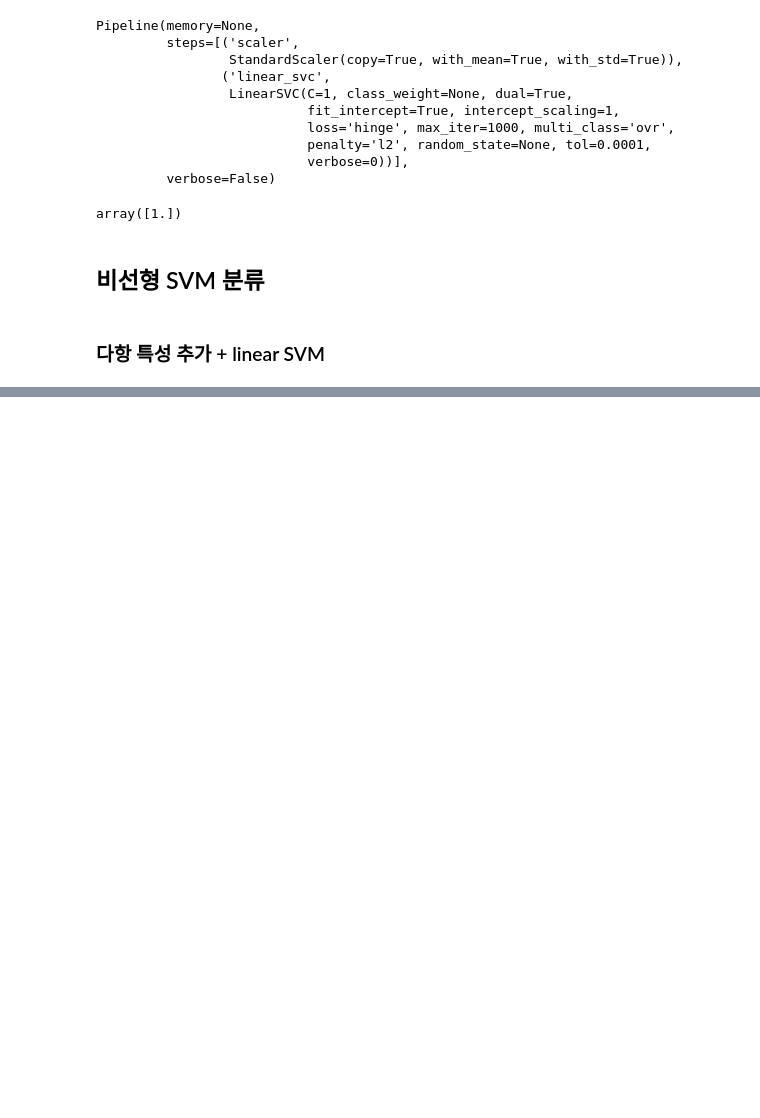
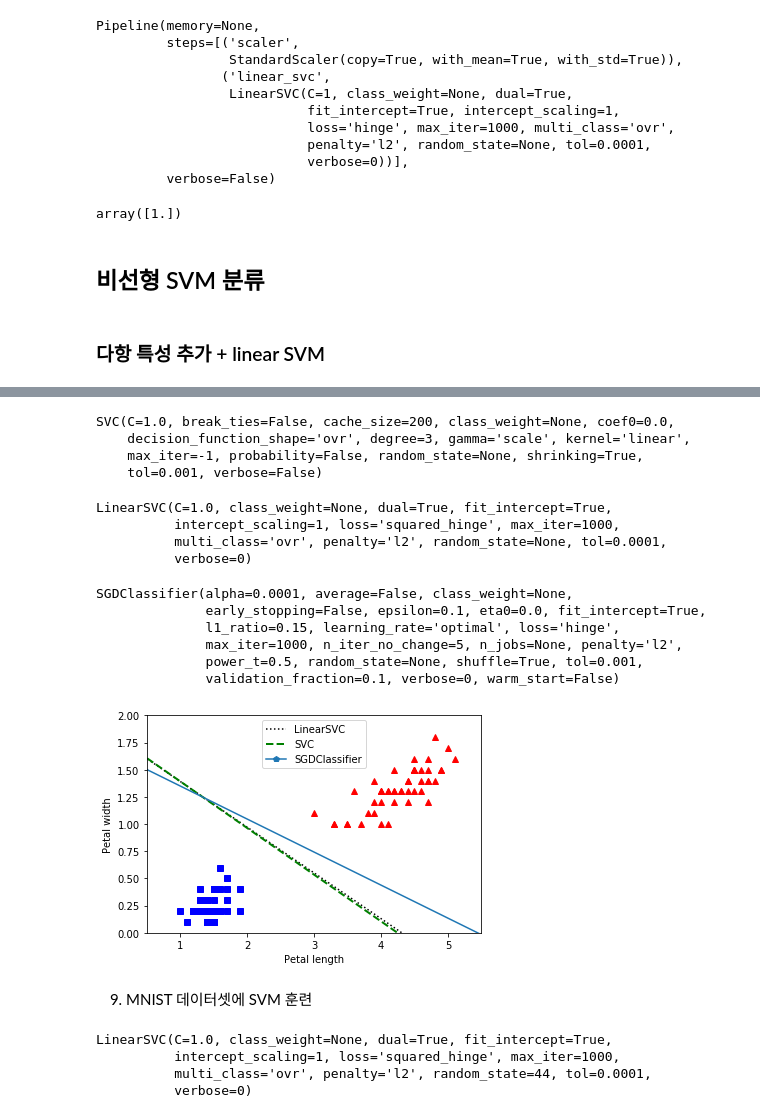
Before and after one commit to jsj267/Book-notes, a Jupyter notebook: Hands-on machine learning with scikit-learn 2nd/5장.ipynb, the cells around one changed output, grey strips where cells are left out. Drawn from its saved outputs; the diff is of its cells as text; code cells hidden in the pictures; blank space fills up the shorter version.

```diff
--- a/Hands-on machine learning with scikit-learn 2nd/5장.ipynb
+++ b/Hands-on machine learning with scikit-learn 2nd/5장.ipynb
@@ -64,0 +234,59 @@ array([1.])
+# %%
+scaler = StandardScaler()
+X_sclaed = scaler.fit_transform(X)
+# %%
+prac8_svm_clf = SVC(kernel="linear")
+prac8_svm_clf.fit(X_sclaed,y)
+# %% [output]
+SVC(C=1.0, break_ties=False, cache_size=200, class_weight=None, coef0=0.0,
+    decision_function_shape='ovr', degree=3, gamma='scale', kernel='linear',
+    max_iter=-1, probability=False, random_state=None, shrinking=True,
+    tol=0.001, verbose=False)
+# %%
+prac8_linsvm_clf = LinearSVC()
+prac8_linsvm_clf.fit(X_sclaed,y)
+# %% [output]
+LinearSVC(C=1.0, class_weight=None, dual=True, fit_intercept=True,
+          intercept_scaling=1, loss='squared_hinge', max_iter=1000,
+          multi_class='ovr', penalty='l2', random_state=None, tol=0.0001,
+          verbose=0)
+# %%
+from sklearn.linear_model import SGDClassifier
+prac8_sgd_clf = SGDClassifier()
+prac8_sgd_clf.fit(X_sclaed, y)
+# %% [output]
+SGDClassifier(alpha=0.0001, average=False, class_weight=None,
+              early_stopping=False, epsilon=0.1, eta0=0.0, fit_intercept=True,
+              l1_ratio=0.15, learning_rate='optimal', loss='hinge',
+              max_iter=1000, n_iter_no_change=5, n_jobs=None, penalty='l2',
+              power_t=0.5, random_state=None, shuffle=True, tol=0.001,
+              validation_fraction=0.1, verbose=0, warm_start=False)
+# %%
+plt.plot(X[:,0][y==0], X[:,1][y==0], "bs")
+plt.plot(X[:,0][y==1], X[:,1][y==1], "r^")
+
+# 기울기, 절편 생성
+w1 = -prac8_linsvm_clf.coef_[0, 0]/prac8_linsvm_clf.coef_[0, 1]
+b1 = -prac8_linsvm_clf.intercept_[0]/prac8_linsvm_clf.coef_[0, 1]
+w2 = -prac8_svm_clf.coef_[0, 0]/prac8_svm_clf.coef_[0, 1]
+b2 = -prac8_svm_clf.intercept_[0]/prac8_svm_clf.coef_[0, 1]
+w3 = -prac8_sgd_clf.coef_[0, 0]/prac8_sgd_clf.coef_[0, 1]
+b3 = -prac8_sgd_clf.intercept_[0]/prac8_sgd_clf.coef_[0, 1]
+
+# x=-10, 10 일 때 선 위의 점을 생성
+line1 = scaler.inverse_transform([[-10, -10 * w1 + b1], [10, 10 * w1 + b1]])
+line2 = scaler.inverse_transform([[-10, -10 * w2 + b2], [10, 10 * w2 + b2]])
+line3 = scaler.inverse_transform([[-10, -10 * w3 + b3], [10, 10 * w3 + b3]])
+
+plt.plot(line1[:, 0], line1[:, 1], "k:", label="LinearSVC")
+plt.plot(line2[:, 0], line2[:, 1], "g--", linewidth=2, label="SVC")
+plt.plot(line3[:, 0], line3[:, 1], "p-", label="SGDClassifier")
+plt.xlabel("Petal length")
+plt.ylabel("Petal width")
+plt.legend()
+plt.axis([0.5, 5.5, 0, 2])
+plt.show()
+# %% [output]
+[figure, added]
+# %% [markdown]
+9. MNIST 데이터셋에 SVM 훈련
@@ -64,0 +308,8 @@ array([1.])
+# %%
+lin_clf = LinearSVC(random_state=44)
+lin_clf.fit(X_train_scaled, y_train)
+# %% [output]
+LinearSVC(C=1.0, class_weight=None, dual=True, fit_intercept=True,
+          intercept_scaling=1, loss='squared_hinge', max_iter=1000,
+          multi_class='ovr', penalty='l2', random_state=44, tol=0.0001,
+          verbose=0)
```
Also changed, not shown: parts of 54 cells of this notebook.
